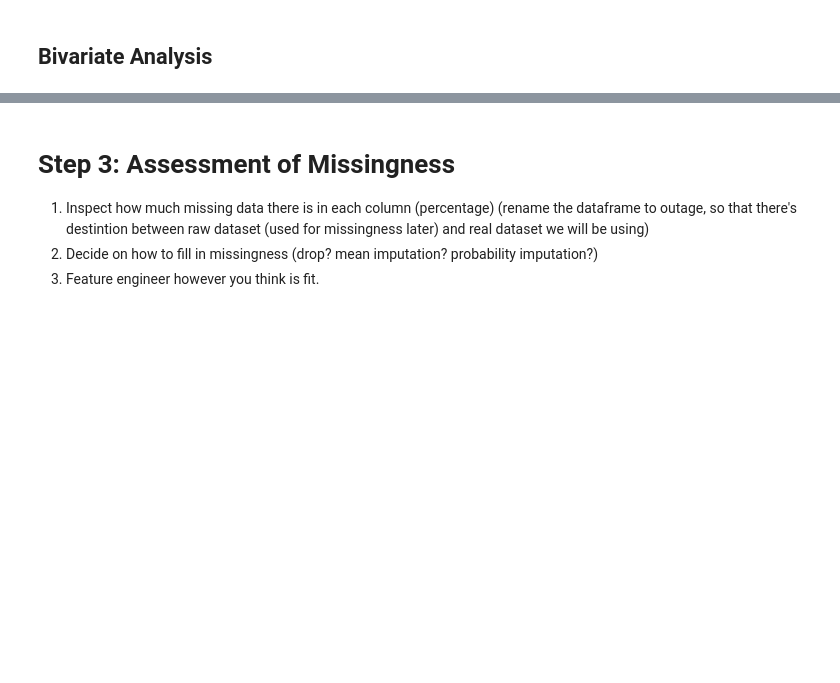
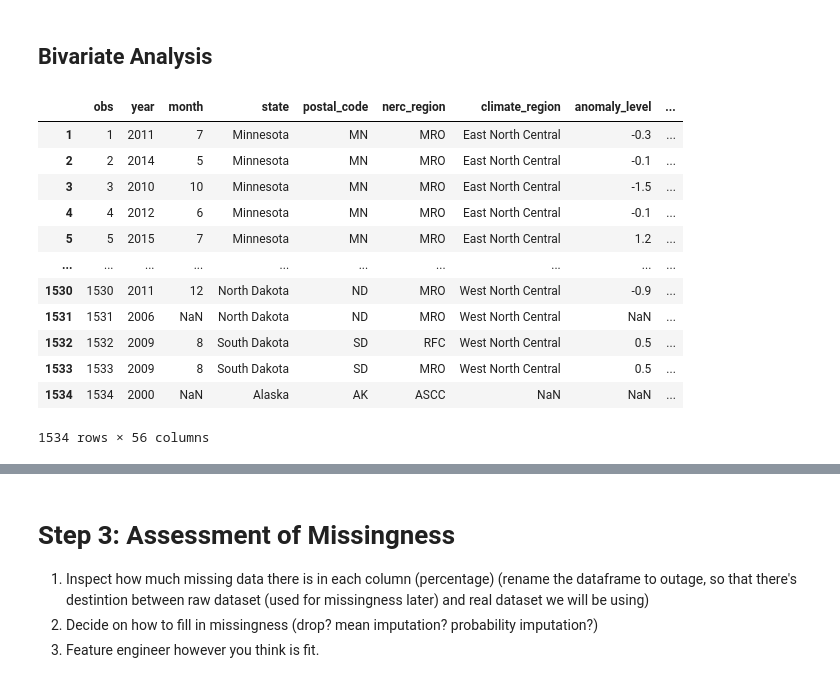
Before and after one commit to rcwoshimao/infrastructure-resilience-analysis, a Jupyter notebook: notebooks/step5_modeling.ipynb, the cells around one changed output, grey strips where cells are left out. Saved outputs shown, nothing was run; the diff lists cells and outputs as text; code cells hidden in the pictures; blank space fills up the shorter version.

```diff
--- a/notebooks/step5_modeling.ipynb
+++ b/notebooks/step5_modeling.ipynb
@@ -529,5 +651,21 @@ fig1.update_layout(
 )
 
 fig1.show()
+# %%
+raw
+# %% [output]
+|  | obs | year | month | state | postal_code | nerc_region | climate_region | anomaly_level | ... |
+| 1 | 1 | 2011 | 7 | Minnesota | MN | MRO | East North Central | -0.3 | ... |
+| 2 | 2 | 2014 | 5 | Minnesota | MN | MRO | East North Central | -0.1 | ... |
+| 3 | 3 | 2010 | 10 | Minnesota | MN | MRO | East North Central | -1.5 | ... |
+| 4 | 4 | 2012 | 6 | Minnesota | MN | MRO | East North Central | -0.1 | ... |
+| 5 | 5 | 2015 | 7 | Minnesota | MN | MRO | East North Central | 1.2 | ... |
+| ... | ... | ... | ... | ... | ... | ... | ... | ... | ... |
+| 1530 | 1530 | 2011 | 12 | North Dakota | ND | MRO | West North Central | -0.9 | ... |
+| 1531 | 1531 | 2006 | NaN | North Dakota | ND | MRO | West North Central | NaN | ... |
+| 1532 | 1532 | 2009 | 8 | South Dakota | SD | RFC | West North Central | 0.5 | ... |
+| 1533 | 1533 | 2009 | 8 | South Dakota | SD | MRO | West North Central | 0.5 | ... |
+| 1534 | 1534 | 2000 | NaN | Alaska | AK | ASCC | NaN | NaN | ... |
+1534 rows × 56 columns
 # %%
 
```
Also changed, not shown: parts of 56 cells of this notebook.
